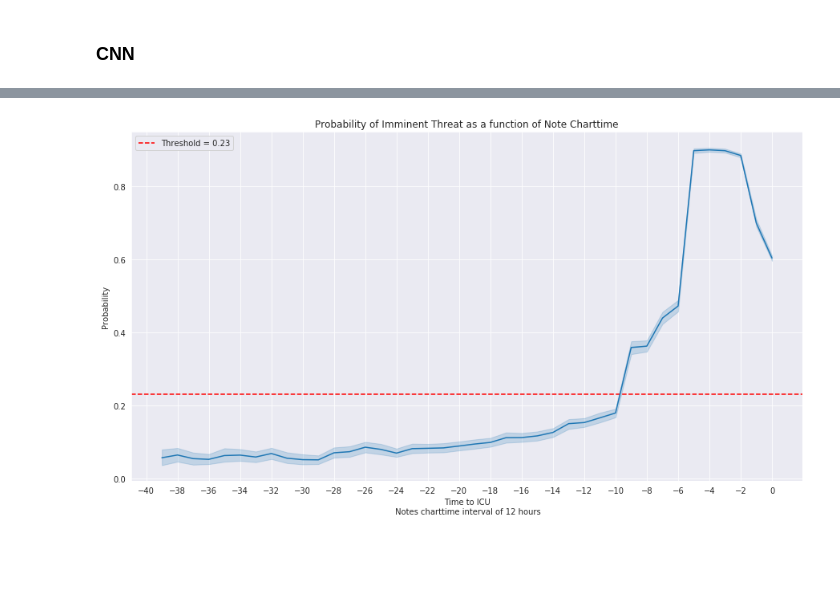
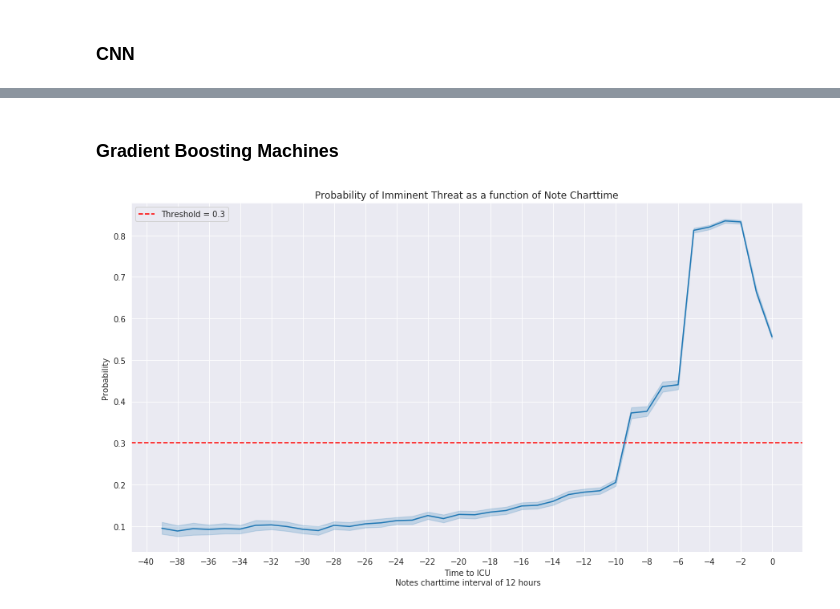
Before and after one commit to sudarshan85/imminent-adm-mimic, a Jupyter notebook: analysis/result_analysis.ipynb, the cells around one changed output, grey strips where cells are left out. Saved outputs shown, nothing was run; the diff lists cells and outputs as text; code cells hidden in the pictures; blank space fills up the shorter version.

```diff
--- a/analysis/result_analysis.ipynb
+++ b/analysis/result_analysis.ipynb
@@ -181,5 +186,18 @@ df['prob'] = prob
-# %%
-fig, ax = plt.subplots(figsize=(15, 8))
-plot_prob(ax, df, args.bc_threshold[model], cutoff=cutoff, interval=interval, granularity=2)
-# %% [output]
-[figure, removed]
+# %% [markdown]
+### Gradient Boosting Machines
+# %%
+model = 'gbm'
+
+with open(args.workdir/model/'all_data_model.pkl', 'rb') as f:
+  clf = pickle.load(f)
+  vocabulary = pickle.load(f)
+
+vectorizer = TfidfVectorizer(min_df=3, analyzer=str.split, sublinear_tf=True,\
+                              ngram_range=(2,2), vocabulary=vocabulary)
+
+df['prob'] = clf.predict_proba(vectorizer.fit_transform(df['scispacy_note']))[:, 1]
+
+fig, ax = plt.subplots(figsize=(15, 8))
+plot_prob(ax, df, args.bc_threshold[model], cutoff=cutoff, interval=interval, granularity=2)
+# %% [output]
+[figure, added]
```
Also changed, not shown: parts of 8 cells of this notebook, 1 other file.
